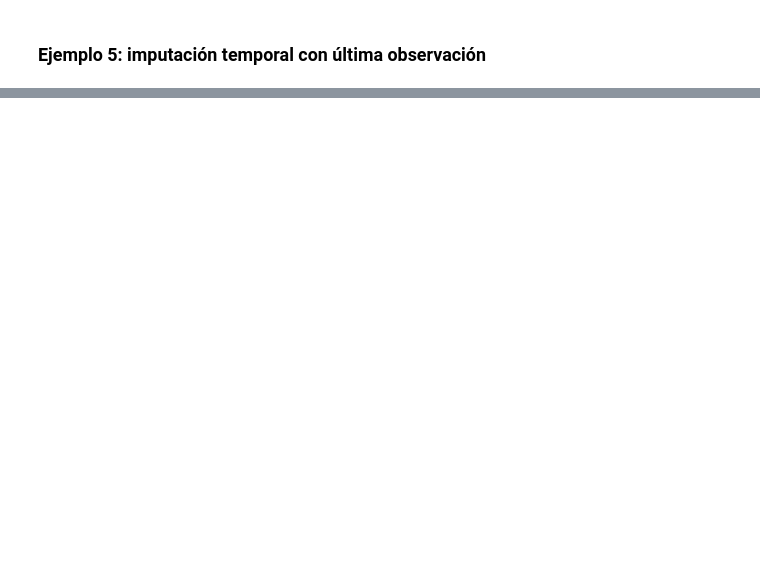
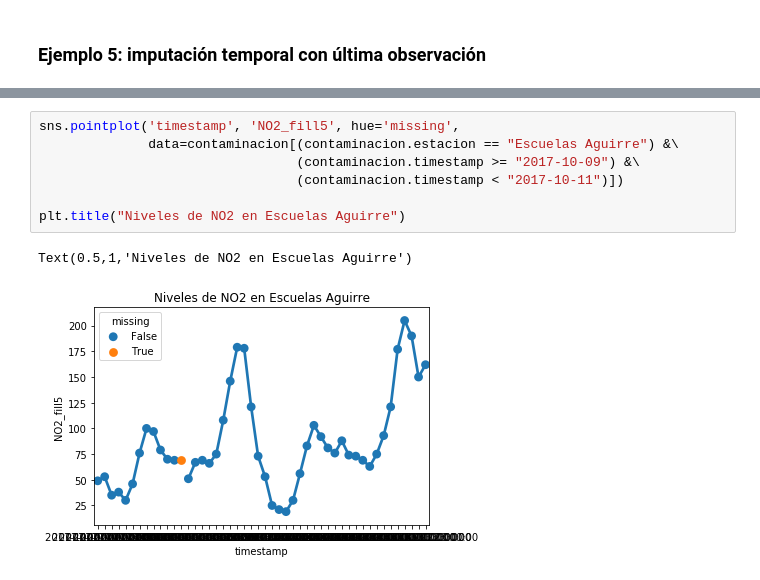
Before and after one commit to mariamedp/imputacion_valores_nulos, a Jupyter notebook: ejemplos.ipynb, the cells around one changed output, grey strips where cells are left out. Saved outputs shown, nothing was run; the diff lists cells and outputs as text; blank space fills up the shorter version.

```diff
--- a/ejemplos.ipynb
+++ b/ejemplos.ipynb
@@ -196,0 +270,10 @@ Text(0.5,1,'Niveles de NO2 en Casa de Campo')
+# %%
+sns.pointplot('timestamp', 'NO2_fill5', hue='missing',
+              data=contaminacion[(contaminacion.estacion == "Escuelas Aguirre") &\
+                                 (contaminacion.timestamp >= "2017-10-09") &\
+                                 (contaminacion.timestamp < "2017-10-11")])
+
+plt.title("Niveles de NO2 en Escuelas Aguirre")
+# %% [output]
+Text(0.5,1,'Niveles de NO2 en Escuelas Aguirre')
+[figure, added]
```
Also changed, not shown: parts of 14 cells of this notebook.
